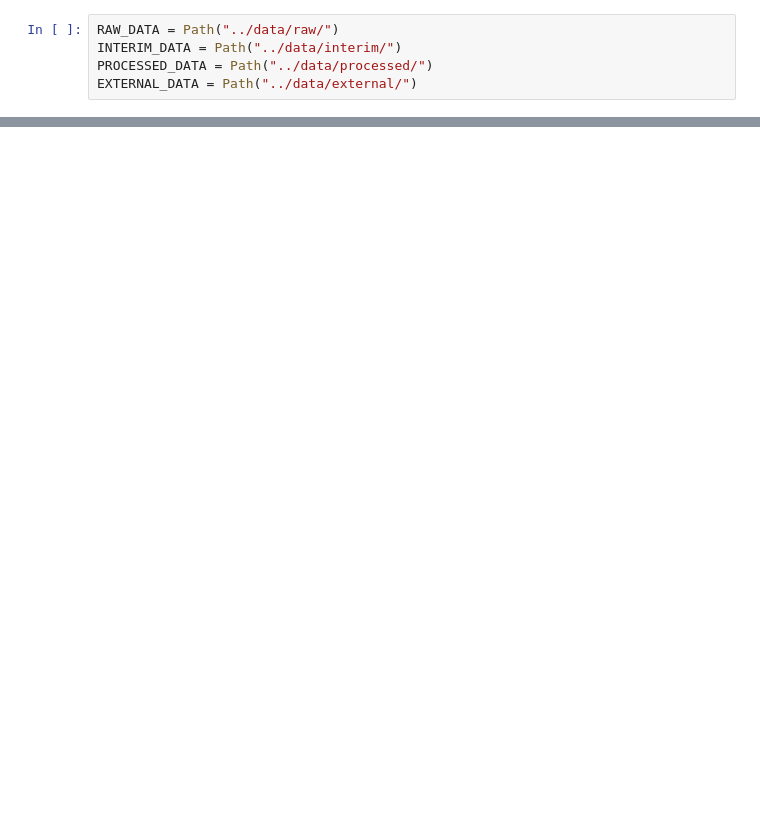
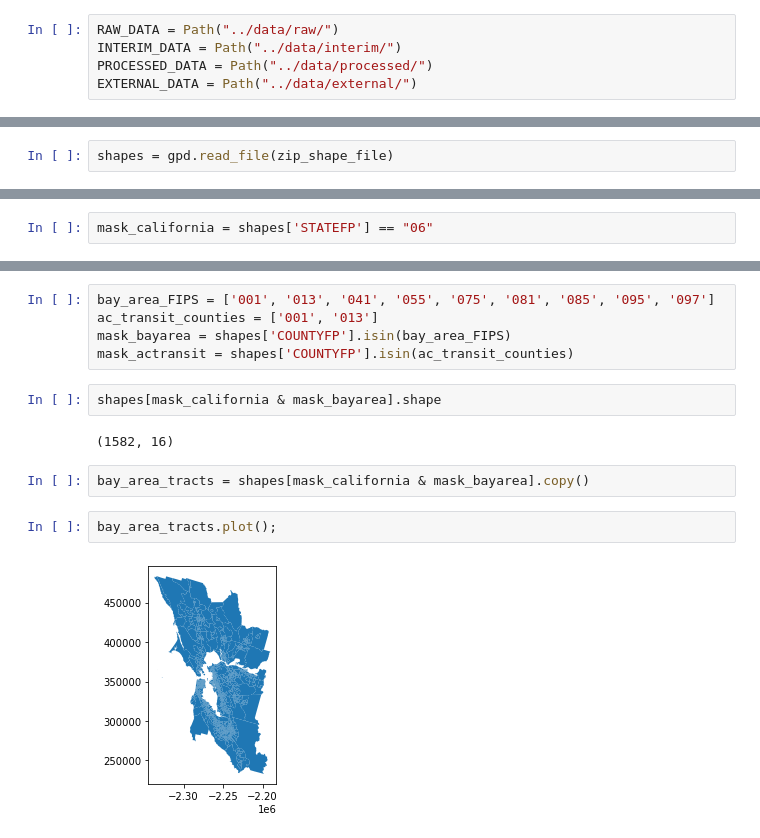
Before and after one commit to vivaladataviz/east-bay-transit, a Jupyter notebook: notebooks/00_DataPrep.ipynb, the cells around one changed output, grey strips where cells are left out. Drawn from its saved outputs; the diff is of its cells as text; blank space fills up the shorter version.

```diff
--- a/notebooks/00_DataPrep.ipynb
+++ b/notebooks/00_DataPrep.ipynb
@@ -39,0 +69,2 @@ data = pd.read_
+# %%
+shapes = gpd.read_file(zip_shape_file)
@@ -39,0 +84,2 @@ data = pd.read_
+# %%
+mask_california = shapes['STATEFP'] == "06"
@@ -39,0 +104,15 @@ data = pd.read_
+# %%
+bay_area_FIPS = ['001', '013', '041', '055', '075', '081', '085', '095', '097']
+ac_transit_counties = ['001', '013']
+mask_bayarea = shapes['COUNTYFP'].isin(bay_area_FIPS)
+mask_actransit = shapes['COUNTYFP'].isin(ac_transit_counties)
+# %%
+shapes[mask_california & mask_bayarea].shape
+# %% [output]
+(1582, 16)
+# %%
+bay_area_tracts = shapes[mask_california & mask_bayarea].copy()
+# %%
+bay_area_tracts.plot();
+# %% [output]
+[figure, added]
```
Also changed, not shown: parts of 24 cells of this notebook, 1 other file.
